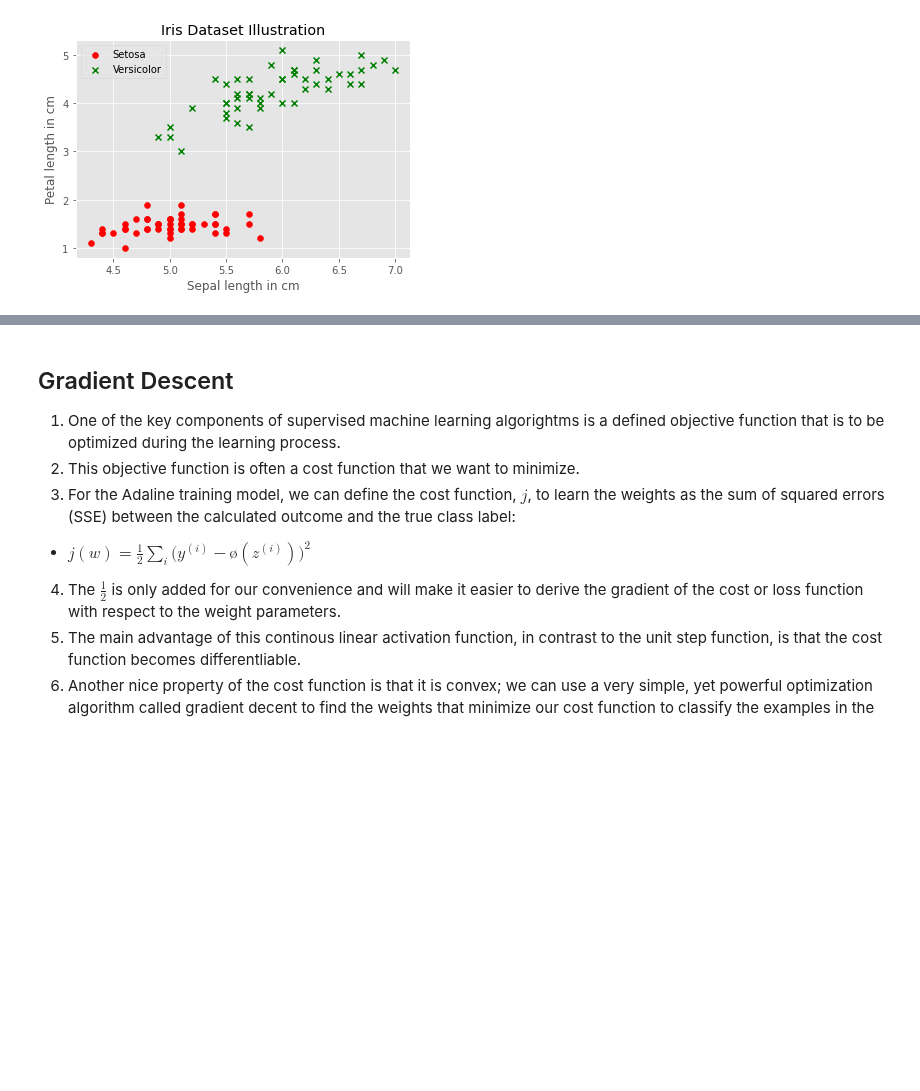
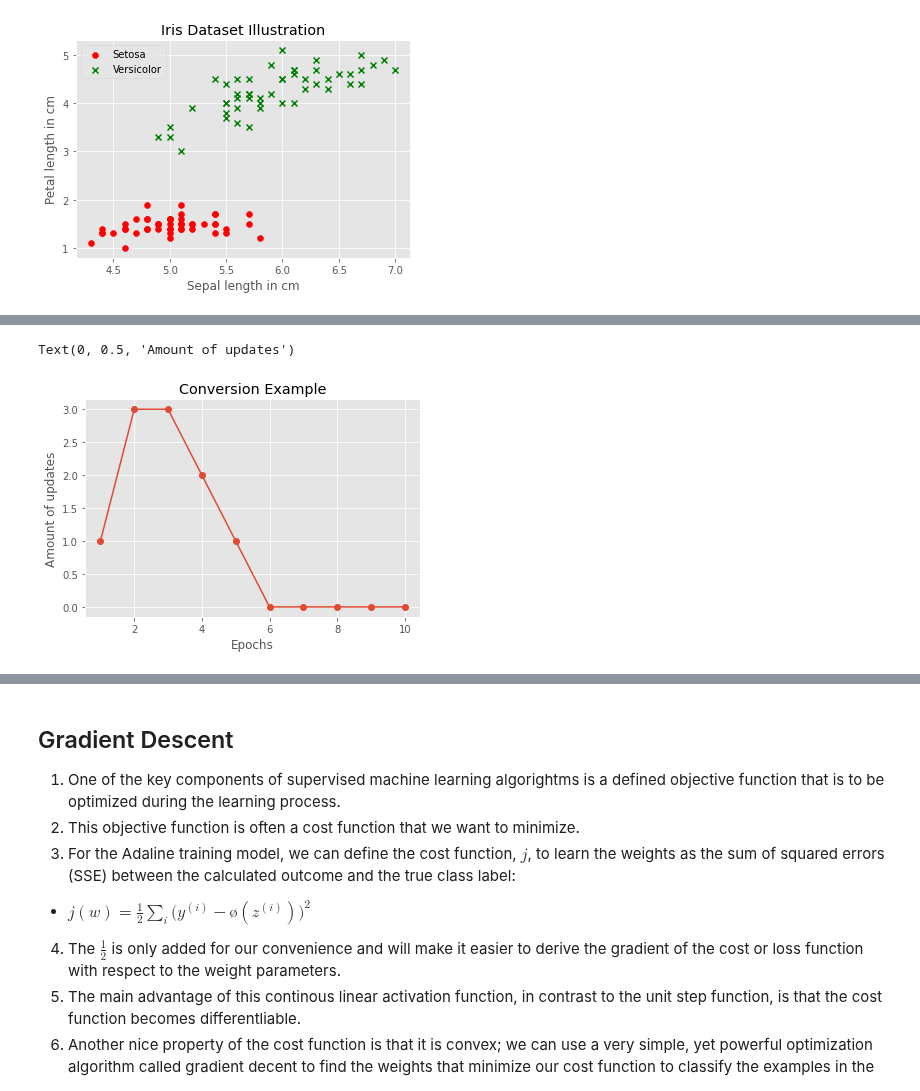
Before and after one commit to bytesenseidk/Machine-Learning, a Jupyter notebook: Iris_ANN/IrisPrediction.ipynb, the cells around one changed output, grey strips where cells are left out. Drawn from its saved outputs; the diff is of its cells as text; code cells hidden in the pictures; blank space fills up the shorter version.

```diff
--- a/Iris_ANN/IrisPrediction.ipynb
+++ b/Iris_ANN/IrisPrediction.ipynb
@@ -249,3 +255,13 @@ class Perceptron(object):
+# %%
+ppn = Perceptron(eta=0.1, n_iter=10)
+ppn.fit(X, y)
+plt.plot(range(1, len(ppn.errors_) + 1), ppn.errors_, marker="o")
+plt.title("Conversion Example")
+plt.xlabel("Epochs")
+plt.ylabel("Amount of updates")
+# %% [output]
+Text(0, 0.5, 'Amount of updates')
+[figure, added]
 # %% [markdown]
 # Adaline training model (ADAptive LInear NEuron)
 1. The main difference between the Adaline learning algorithm and the Perceptron learning algorithm is that the weights are updated based on a linear activation function rather than a unit step function like in the Perceptron
```
Also changed, not shown: parts of 7 cells of this notebook.
